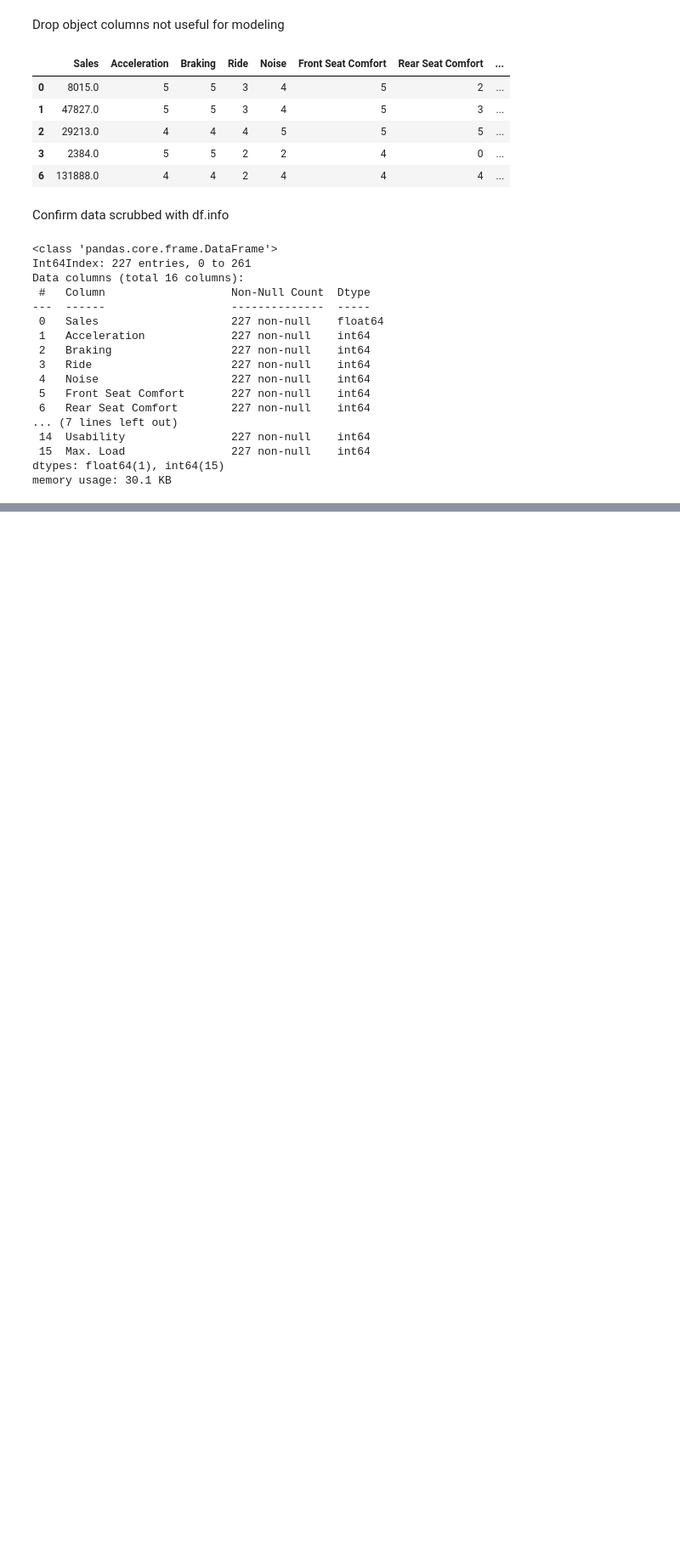
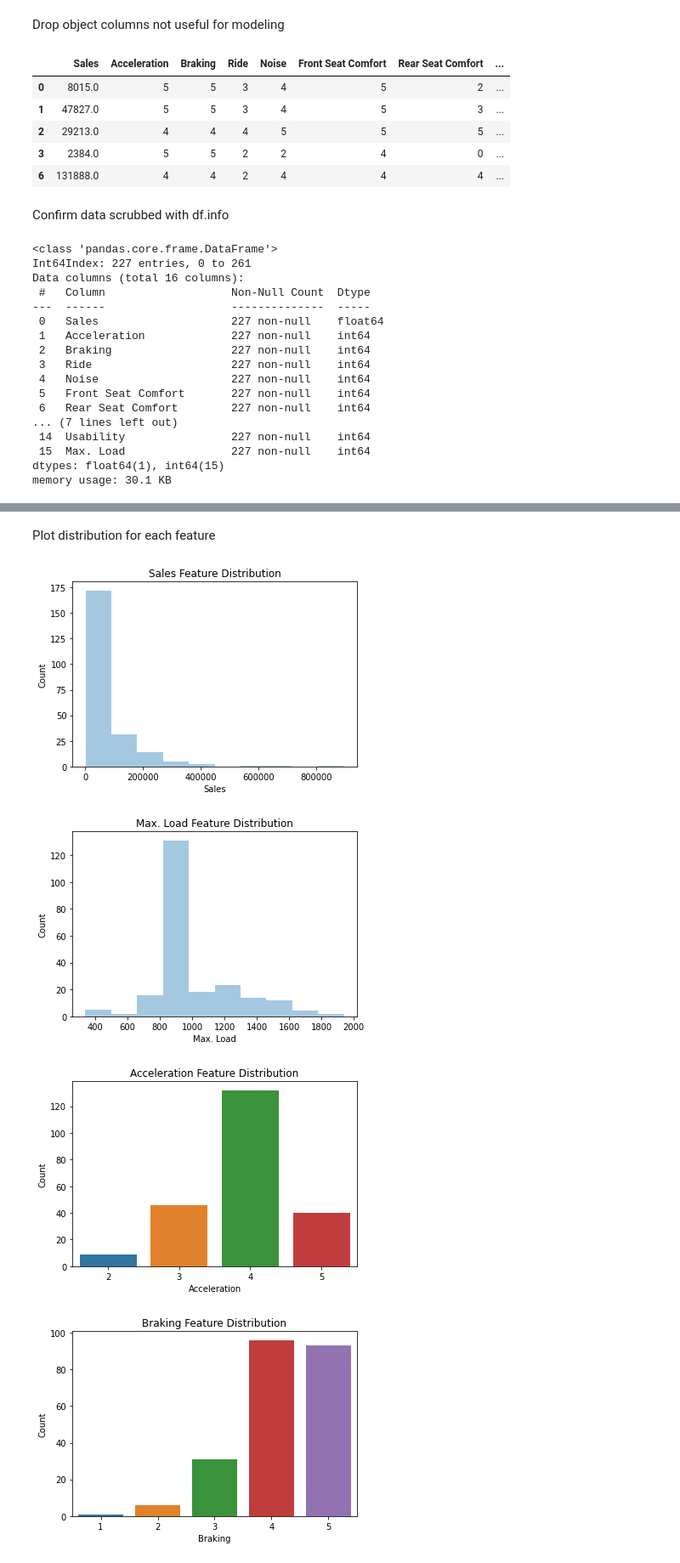
Before and after one commit to blantj/Auto_Sales_Regression, a Jupyter notebook: Modeling.ipynb, the cells around one changed output, grey strips where cells are left out. Shown: that part at 85% size. Saved outputs shown, nothing was run; the diff lists cells and outputs as text; code cells hidden in the pictures; blank space fills up the shorter version.

Commit message:
Explore data

```diff
--- a/Modeling.ipynb
+++ b/Modeling.ipynb
@@ -243,0 +304,24 @@ memory usage: 30.1 KB
+# %% [markdown]
+Plot distribution for each feature
+# %%
+dist_columns = ['Sales', 'Max. Load']
+other_columns = list(df.columns)
+for dist_col in dist_columns:
+    other_columns.remove(dist_col)
+
+for col in dist_columns:
+    fig, ax=plt.subplots()
+    sns.distplot(df[col], bins=10, ax=ax, kde=False)
+    ax.set_title(f'{col} Feature Distribution')
+    ax.set_ylabel('Count')
+
+for col in other_columns:
+    fig, ax=plt.subplots()
+    sns.countplot(x=col, data=df, ax=ax)
+    ax.set_title(f'{col} Feature Distribution')
+    ax.set_ylabel('Count')
+# %% [output]
+[figure, added]
+[figure, added]
+[figure, added]
+[figure, added]
```
Also changed, not shown: parts of 18 cells of this notebook.
